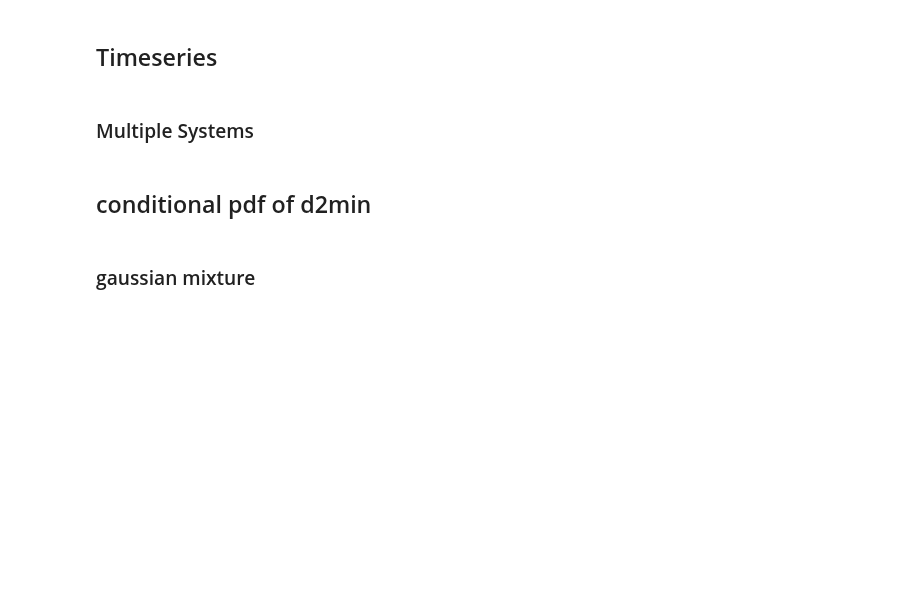
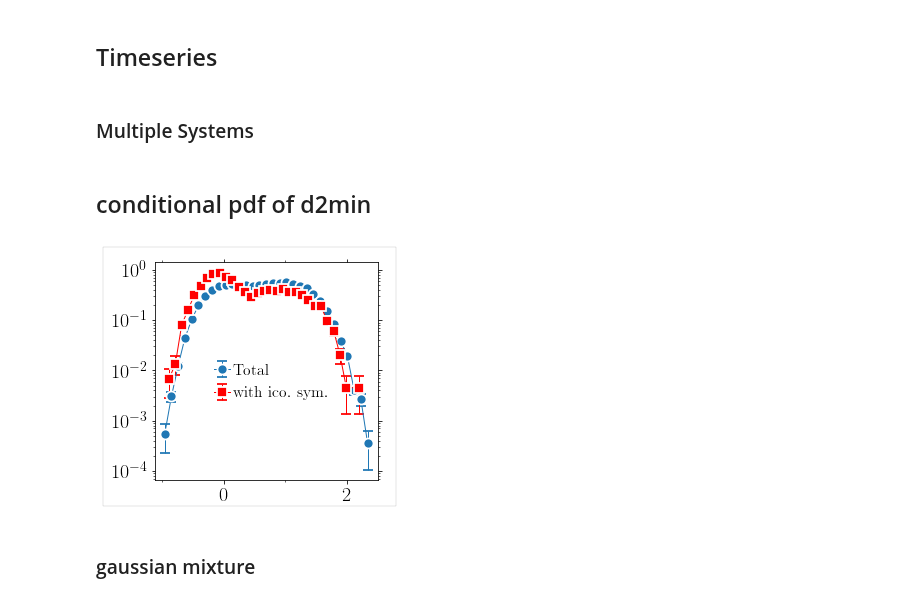
Before and after one commit to kkarimi62/glassDeformation, a Jupyter notebook: python/analyzePlasticity.ipynb, the cells around one changed output. Saved outputs shown, nothing was run; the diff lists cells and outputs as text; code cells hidden in the pictures; blank space fills up the shorter version.

```diff
--- a/python/analyzePlasticity.ipynb
+++ b/python/analyzePlasticity.ipynb
@@ -3674,33 +3747,35 @@ temp = main()
 # %%
 if eval(confParser['flags']['DminAnalysis']) and eval(confParser['flags']['VorAnl']) and not eval(confParser['flags']['RemoteMachine']):
     symbols=Symbols()
     legend=Legends()
     legend.Set(fontsize=16,labelspacing=0.5,
                bbox_to_anchor=(.2,0.1,0.5,0.5),
               )
     itime = eval(confParser['parameters']['itime'])
     val = lmpDmin.coord_atoms_broken[itime].d2min
     hist, edges, err = utl.GetPDF(np.log10(val), n_per_decade=32,linscale=True)
 #    hist, edges, err = utl.GetPDF(val)
     ax=utl.PltErr(edges,hist,yerr=err,
                   attrs=symbols.GetAttrs(count=0,label=r'$\mathrm{Total}$'),
                   Plot=None,
               )
 
     filtr=utl.GetFullIcosahedra(lp.Atoms( **lmpVor.coord_atoms_broken[itime].to_dict(orient='series') ))
     val = lmpDmin.coord_atoms_broken[itime][filtr].d2min
     hist, edges, err = utl.GetPDF(np.log10(val), n_per_decade=32,linscale=True)
 #    hist, edges, err = utl.GetPDF(val)
     utl.PltErr(edges,hist,yerr=err,
                   attrs=symbols.GetAttrs(count=1,label=r'$\mathrm{with~ico.~sym.}$'),
                   ax=ax,
                   Plot=None,
               xscale='linear',yscale='log',
 #              xscale='log',yscale='log',
-#               legend=legend.Get(),
+               legend=legend.Get(),
                DrawFrame=DRAW_FRAME,
-               title='VorAnl/d2minDist_annealed.png'
+               title='VorAnl/d2minDist_quenched.png'
               )
+# %% [output]
+[figure, added]
 # %% [markdown]
 ### gaussian mixture
 # %%
```
Also changed, not shown: parts of 18 cells of this notebook, 3 other files.
